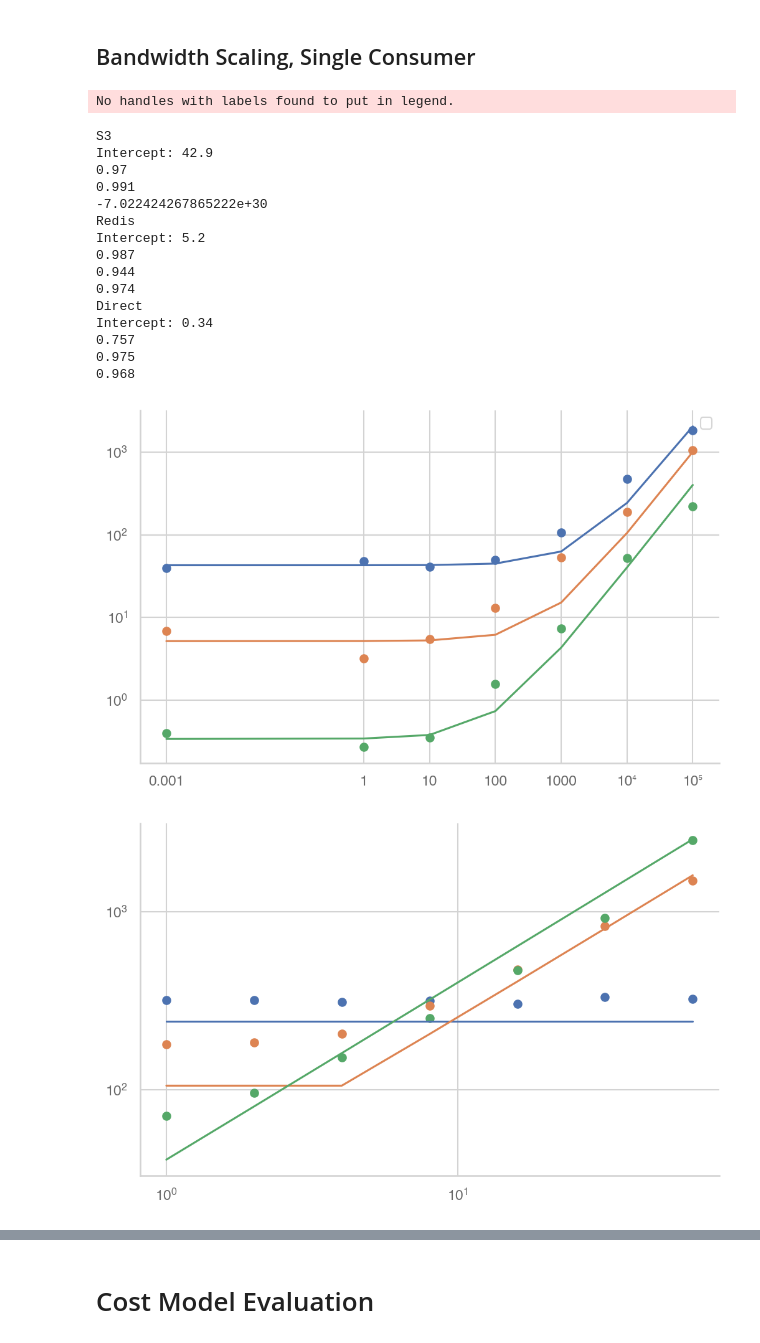
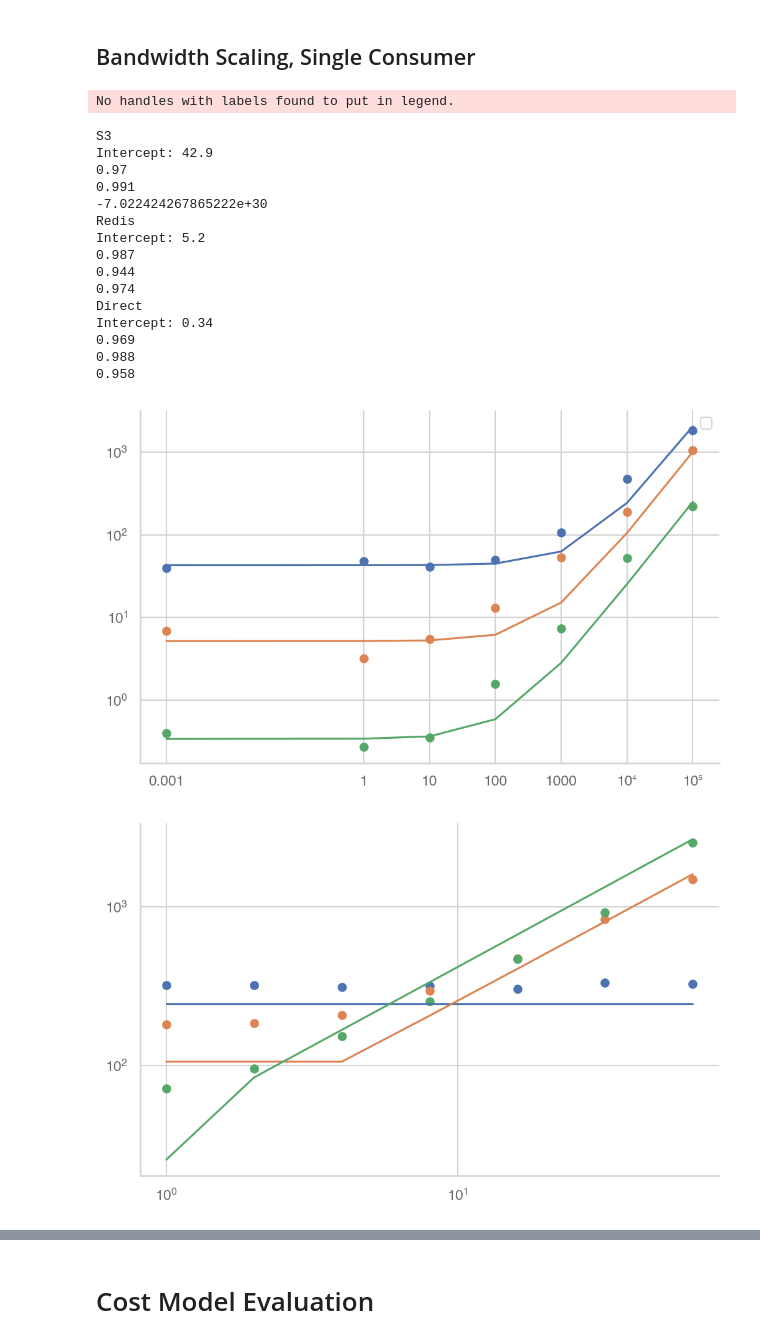
Before and after one commit to OpenCoreCH/LambdaCommBenchmarks, a Jupyter notebook: analysis/lambda_comm_benchmarks.ipynb, the cells around one changed output, grey strips where cells are left out. Drawn from its saved outputs; the diff is of its cells as text; code cells hidden in the pictures.

```diff
--- a/analysis/lambda_comm_benchmarks.ipynb
+++ b/analysis/lambda_comm_benchmarks.ipynb
@@ -155,7 +155,7 @@ for experiment_name, exp_base_path in exp_analysis.items():
     print(round(std, 1))
     median = np.median(delta_vals)
     ax.hist(delta_vals, density=True, bins=50)
-    ax.set_xlabel("Latency [ms]")
+    ax.set_xlabel("Communication Time [ms]")
     if i == 0 or i ==2:
         ax.set_ylabel("Density")
     ax.axvline(mean, color='orange', linewidth=1)
@@ -250,7 +250,7 @@ for experiment_name, exp_base_path in exp_analysis.items():
     ax2.set_xlabel("Data Size [KB]")
     ax2.set_xticks(list(plot_data.keys()))
     ax2.set_xticklabels(format_xticks(plot_data.keys()))
-    ax2.set_ylabel("Latency [ms]")
+    ax2.set_ylabel("Communication Time [ms]")
     ax2.set_yscale('log')
     ax2.errorbar(plot_data.keys(), plot_data.values(), [lower_error, upper_error], elinewidth=1, capsize=4, label=experiment_name)
 
@@ -449,7 +449,7 @@ for experiment_name, exp_base_path in experiments.items():
     ax2.set_xlabel("Data Size [KB]")
     ax2.set_xticks(list(plot_data.keys()))
     ax2.set_xticklabels(format_xticks(plot_data.keys()))
-    ax2.set_ylabel("Latency [ms]")
+    ax2.set_ylabel("Communication Time [ms]")
     ax2.set_yscale('log')
     ax2.errorbar(plot_data.keys(), plot_data.values(), [lower_error, upper_error], elinewidth=1, capsize=4, label=experiment_name)
 
@@ -518,7 +518,7 @@ for experiment_name, exp_base_path in experiments.items():
     ax.set_xlabel("Consumers")
     ax.set_xticks(list(plot_data.keys()))
     ax.xaxis.set_major_formatter(matplotlib.ticker.ScalarFormatter())
-    ax.set_ylabel("Median Latency [ms]")
+    ax.set_ylabel("Median Communication Time [ms]")
     ax.set_yscale("log")
     ax.errorbar(plot_data.keys(), plot_data.values(), [lower_error, upper_error], elinewidth=1, capsize=4, label=experiment_name)
 
@@ -707,6 +707,8 @@ for experiment_name, means in p2p_experiment_means.items():
     plot_data_size_consumers = {}
     lower_error, upper_error = [], []
     for file_size, mean in means.items():
+        if file_size == 500000:
+            continue
         mean_lb = mean - p2p_experiment_cis[experiment_name][file_size]
         mean_ub = mean + p2p_experiment_cis[experiment_name][file_size]
         plot_data[file_size] = mean
@@ -722,13 +724,11 @@ for experiment_name, means in p2p_experiment_means.items():
 
     from sklearn.metrics import r2_score
     s3_bandwidth = 50
-    direct_bandwidth = 250
+    direct_bandwidth = 400
     redis_bw_single = 100
     redis_bw_multiple = 400
     preds = []
     for x in plot_data.keys():
-        if x == 500000:
-            continue
         agg_size = x * 1.
         if experiment_name == "Direct":
             transfer_in_s = (agg_size / 1000) / direct_bandwidth
@@ -740,9 +740,9 @@ for experiment_name, means in p2p_experiment_means.items():
         preds.append(pred)
     #print(np.array(preds).reshape(-1,1))
     #print(np.array(list(plot_data.values())).reshape(-1,1))
-    ax.scatter(list(plot_data.keys())[:-1], list(plot_data.values())[:-1])
-    ax.plot(list(plot_data.keys())[:-1], preds)
-    print(round(r2_score(np.array(preds).reshape(-1,1), np.array(list(plot_data.values())[:-1]).reshape(-1,1)), 3))
+    ax.scatter(list(plot_data.keys()), list(plot_data.values()))
+    ax.plot(list(plot_data.keys()), preds)
+    print(round(r2_score(np.array(preds).reshape(-1,1), np.array(list(plot_data.values())).reshape(-1,1)), 3))
 
     preds = []
     for file_size, mean in one_to_many_performance_means[experiment_name].items():
@@ -750,7 +750,7 @@ for experiment_name, means in p2p_experiment_means.items():
             continue
         agg_size = file_size * 8
         if experiment_name == "Direct":
-            transfer_in_s = (agg_size / 1000) / direct_bandwidth
+            transfer_in_s = (agg_size / 1000) / (0.6 * direct_bandwidth)
         elif experiment_name == "Redis":
             transfer_in_s = (agg_size / 1000) / redis_bw_multiple
         elif experiment_name == "S3":
@@ -759,49 +759,53 @@ for experiment_name, means in p2p_experiment_means.items():
         preds.append(pred)
     #print(np.array(preds).reshape(-1,1))
     #print(np.array(list(one_to_many_performance_means[experiment_name].values())).reshape(-1,1))
-    ax3.scatter(list(one_to_many_performance_means[experiment_name].keys())[:-1], list(one_to_many_performance_means[experiment_name].values())[:-1])
-    ax3.plot(list(one_to_many_performance_means[experiment_name].keys())[:-1], preds)
-    print(round(r2_score(np.array(preds).reshape(-1,1), np.array(list(one_to_many_performance_means[experiment_name].values())[:-1]).reshape(-1,1)), 3))
+    ax3.scatter(list(one_to_many_performance_means[experiment_name].keys()), list(one_to_many_performance_means[experiment_name].values()))
+    ax3.plot(list(one_to_many_performance_means[experiment_name].keys()), preds)
+    print(round(r2_score(np.array(preds).reshape(-1,1), np.array(list(one_to_many_performance_means[experiment_name].values())).reshape(-1,1)), 3))
 
     preds = []
     for num_lambda in multiple_data.keys():
         agg_size = 10000 * num_lambda
         if experiment_name == "Direct":
-            transfer_in_s = (agg_size / 1000) / direct_bandwidth
+            if num_lambda == 1:
+                factor = 1.0
+            else:
+                factor = 0.6
+            transfer_in_s = (agg_size / 1000) / (factor * direct_bandwidth)
         elif experiment_name == "Redis":
             transfer_in_s = (agg_size / 1000) / np.min([num_lambda * redis_bw_single, redis_bw_multiple])
         elif experiment_name == "S3":
             transfer_in_s = (agg_size / 1000) / (num_lambda * s3_bandwidth)
         pred = intercept + transfer_in_s * 1000
         preds.append(pred)
     #print(np.array(preds).reshape(-1,1))
     #print(np.array(list(multiple_data.values())).reshape(-1,1))
     print(round(r2_score(np.array(preds).reshape(-1,1), np.array(list(multiple_data.values())).reshape(-1,1)), 3))
     ax2.scatter(list(multiple_data.keys()), list(multiple_data.values()))
     ax2.plot(list(multiple_data.keys()), preds)
 
 ax.legend()
 #fig.savefig(os.path.join(OUTPUT_PATH, "p2p_costs.pdf"))
 plt.show()
 # %% [output]
 No handles with labels found to put in legend.
 S3
 Intercept: 42.9
 0.97
 0.991
 -7.022424267865222e+30
 Redis
 Intercept: 5.2
 0.987
 0.944
 0.974
 Direct
 Intercept: 0.34
-0.757
-0.975
-0.968
+0.969
+0.988
+0.958
-[figure, old version]
+[figure, new version]
-[figure, old version]
+[figure, new version]
 [figure]
 # %% [markdown]
 # Cost Model Evaluation
```
Also changed, not shown: parts of 8 cells of this notebook.
